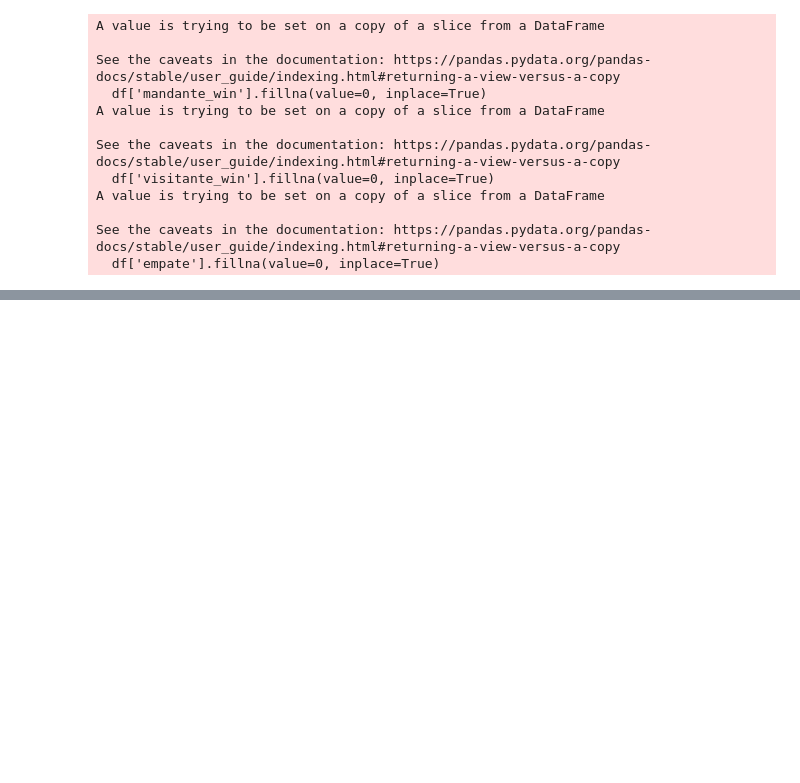
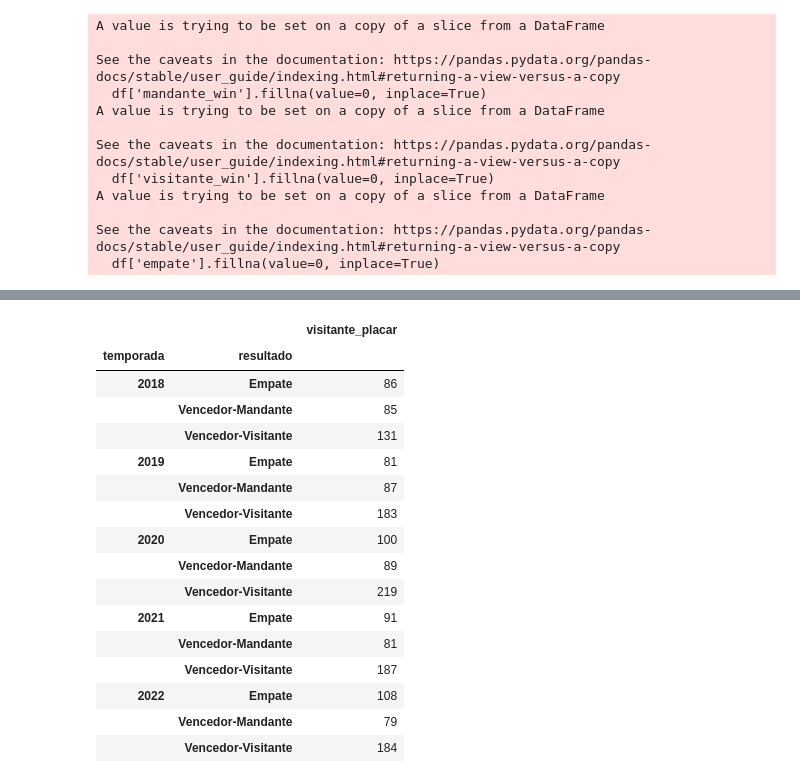
Before and after one commit to vbddinho/puc_minas_machine, a Jupyter notebook: plano4.ipynb, the cells around one changed output, grey strips where cells are left out. Saved outputs shown, nothing was run; the diff lists cells and outputs as text; code cells hidden in the pictures; blank space fills up the shorter version.

```diff
--- a/plano4.ipynb
+++ b/plano4.ipynb
@@ -201,0 +190,20 @@ df[(df)].groupby([df['temporada']]).agg({ 'visitante_win':'sum'})
+# %%
+df.groupby([df['temporada'],df['resultado']]).agg({ 'visitante_placar':'sum'})
+# %% [output]
+|  |  | visitante_placar |
+| temporada | resultado |  |
+| 2018 | Empate | 86 |
+|  | Vencedor-Mandante | 85 |
+|  | Vencedor-Visitante | 131 |
+| 2019 | Empate | 81 |
+|  | Vencedor-Mandante | 87 |
+|  | Vencedor-Visitante | 183 |
+| 2020 | Empate | 100 |
+|  | Vencedor-Mandante | 89 |
+|  | Vencedor-Visitante | 219 |
+| 2021 | Empate | 91 |
+|  | Vencedor-Mandante | 81 |
+|  | Vencedor-Visitante | 187 |
+| 2022 | Empate | 108 |
+|  | Vencedor-Mandante | 79 |
+|  | Vencedor-Visitante | 184 |
```
Also changed, not shown: parts of 5 cells of this notebook.
